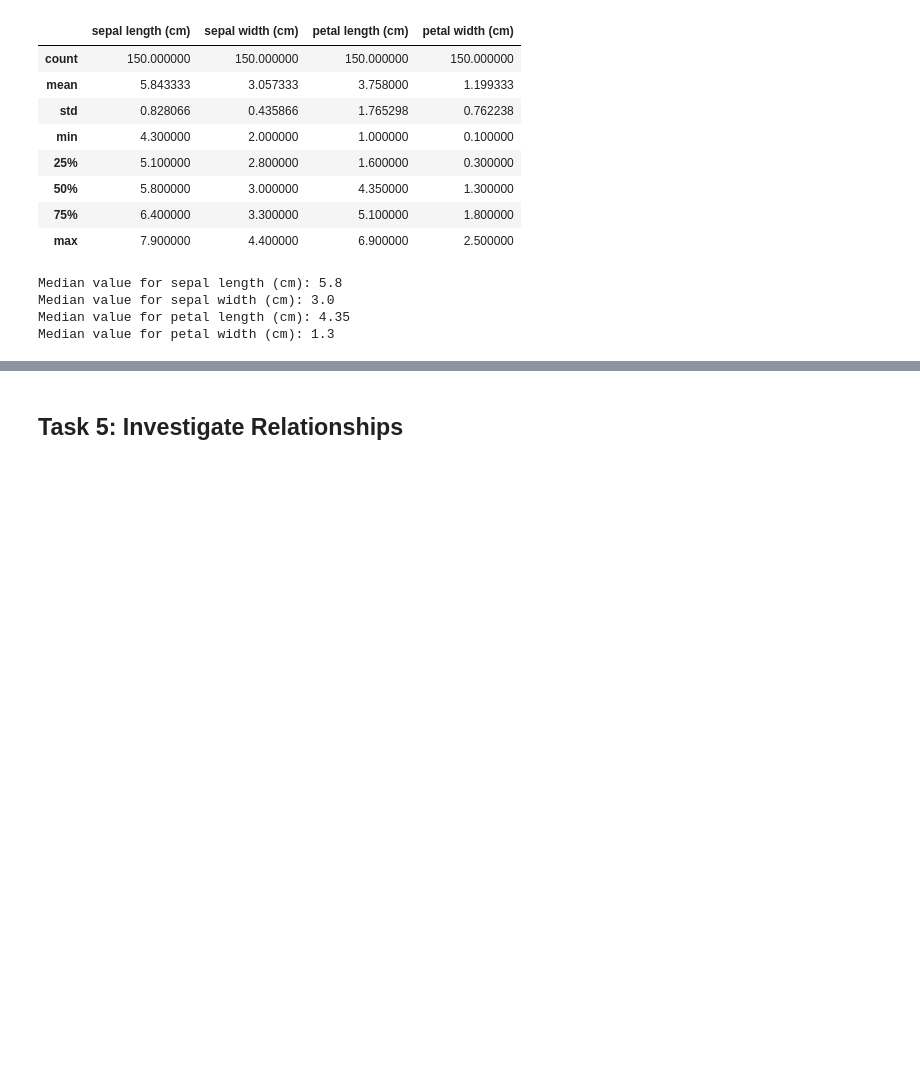
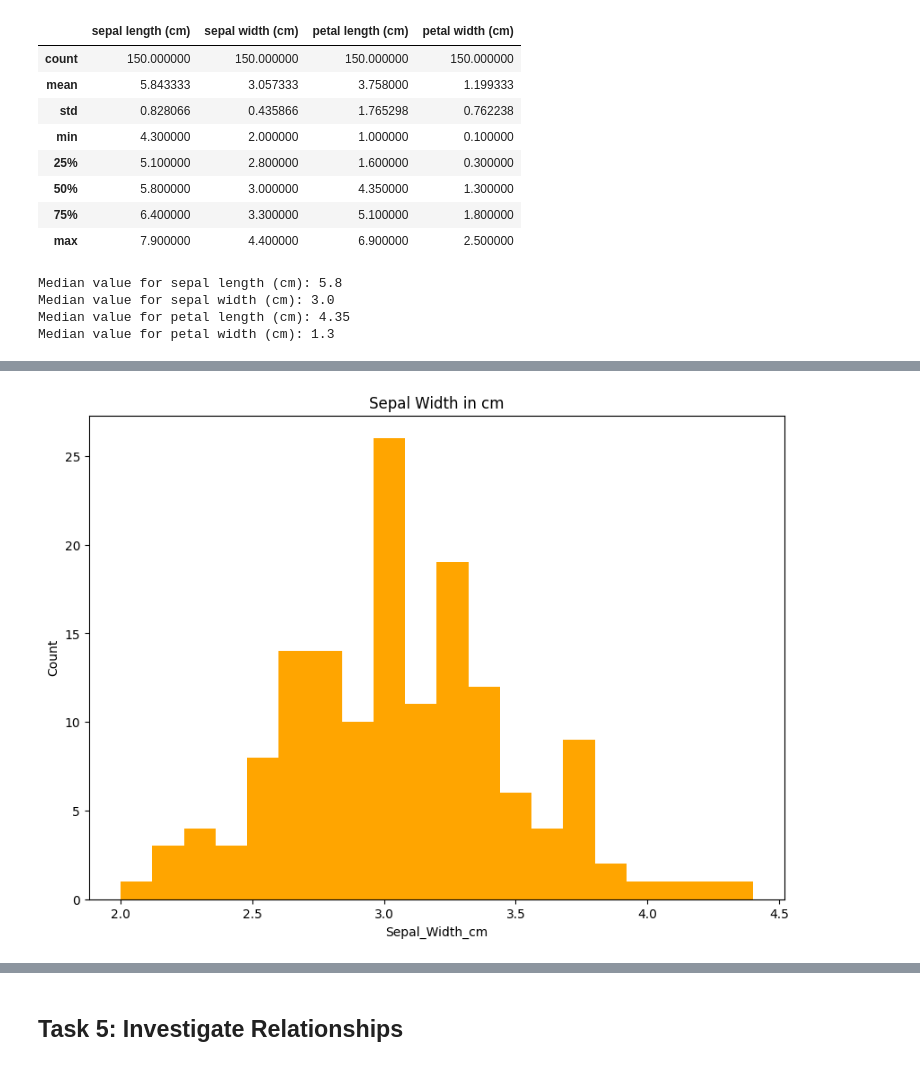
Before and after one commit to EmmaChubbCode/principles_of_da, a Jupyter notebook: tasks.ipynb, the cells around one changed output, grey strips where cells are left out. Cells and saved outputs as stored; diff of their text form; code cells hidden in the pictures; blank space fills up the shorter version.

```diff
--- a/tasks.ipynb
+++ b/tasks.ipynb
@@ -150,0 +174,11 @@ Add appropriate titles and axis labels.
+# %%
+# histogram for sepal width(cm)
+plt.figure(figsize = (10, 7))
+plt.hist(sw, bins = 20, color = "orange")
+plt.title("Sepal Width in cm")
+plt.xlabel("Sepal_Width_cm")
+plt.ylabel("Count")
+
+plt.show()
+# %% [output]
+[figure, added]
```
Also changed, not shown: parts of 5 cells of this notebook.
